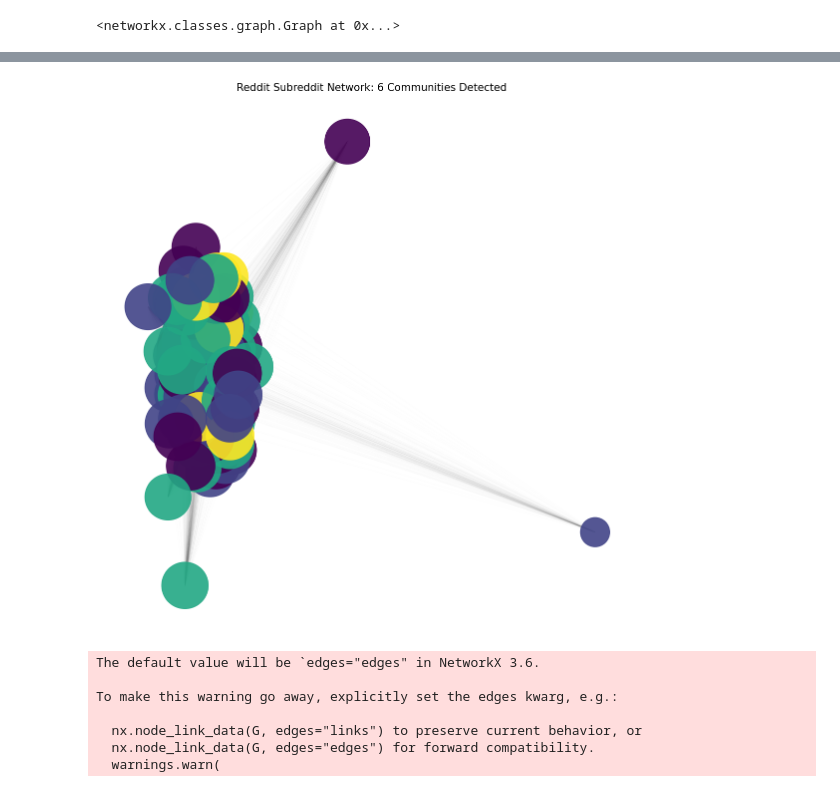
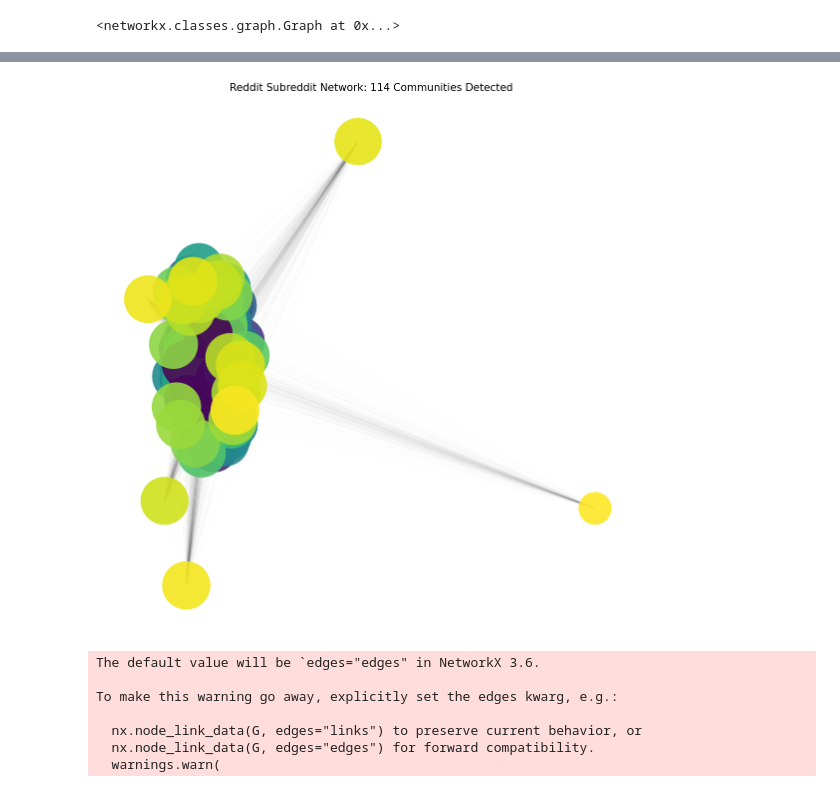
Before and after one commit to Donyl-Alcantara/Accesslab_MiniProject_Alcantara-Vocal, a Jupyter notebook: 04 Network Topology.ipynb, the cells around one changed output, grey strips where cells are left out. Drawn from its saved outputs; the diff is of its cells as text; code cells hidden in the pictures.

```diff
--- a/04 Network Topology.ipynb
+++ b/04 Network Topology.ipynb
@@ -777,6 +1691,17 @@ subreddit_list = subreddit_list["subreddit"].tolist()
 # map to assign names to nodes
 mapping = dict(enumerate(subreddit_list))
 reddit_network = nx.relabel_nodes(reddit_network, mapping)
+# %%
+# try
+# assign
+
+# import previously processed list
+subreddit_list = pd.read_csv('data/subreddits.csv')
+subreddit_list = subreddit_list["subreddit"].tolist()
+
+# map to assign names to nodes
+mapping = dict(enumerate(subreddit_list))
+reddit_network_pruned = nx.relabel_nodes(reddit_network_pruned, mapping)
 # %%
 # Inspect Edge Weights
 weights = [d['weight'] for _,_,d in reddit_network.edges(data=True)]
@@ -806,0 +1749,29 @@ plt.show()
+# %%
+import networkx as nx
+import matplotlib.pyplot as plt
+
+# 1. Create the graph
+G = nx.from_scipy_sparse_array(temp_matrix)
+
+# 2. Find the communities - Calling the function directly from nx.community
+# This bypasses the naming conflict
+clusters = nx.community.greedy_modularity_communities(G)
+
+# 3. Create a color map
+node_color_map = {}
+for i, group in enumerate(clusters):
+    for node in group:
+        node_color_map[node] = i
+
+# 4. Positions
+pos = nx.spring_layout(G, k=0.15, seed=42)
+
+# 5. Get colors
+colors = [node_color_map.get(node, 0) for node in G.nodes()]
+
+# 6. Draw
+plt.figure(figsize=(12, 12))
+nx.draw_networkx_nodes(G, pos, node_size=30, node_color=colors, cmap=plt.cm.tab20)
+nx.draw_networkx_edges(G, pos, alpha=0.6) # Keep alpha low or it will be a black smudge!
+plt.title("Reddit Communities by Color")
+plt.show()
@@ -891,7 +1862,7 @@ import matplotlib.cm as cm
 
 # 1. Detect Communities (using the Louvain method)
 # This returns a list of sets, where each set is a community
-communities = nx.community.louvain_communities(reddit_network, seed=42)
+communities = nx.community.louvain_communities(reddit_network_pruned, seed=42)
 
 # 2. Create a color map: {node: community_index}
 node_to_community = {}
@@ -904,34 +1875,34 @@ for i, community in enumerate(communities):
 cmap = cm.get_cmap('viridis', len(communities))
 node_colors = [node_to_community[node] for node in reddit_network.nodes()]
 
 # 4. Calculate Node Sizes based on Degree (Connections)
 # This makes 'hubs' bigger and more visible
 node_sizes = [d * 10 for _, d in reddit_network.degree()]
 
 # 5. Improved Visualization
 plt.figure(figsize=(14, 14))
 
 # Use a higher 'k' value in spring_layout to push nodes further apart
 pos = nx.spring_layout(reddit_network, k=0.15, seed=42)
 
 # Draw edges first with high transparency (alpha)
 nx.draw_networkx_edges(reddit_network, pos, alpha=0.05, edge_color="gray", width=0.3)
 
 # Draw nodes with community colors
 nodes = nx.draw_networkx_nodes(
     reddit_network,
     pos,
     node_size=node_sizes,
     node_color=node_colors,
     cmap=cmap,
     alpha=0.9
 )
 
 plt.title(f"Reddit Subreddit Network: {len(communities)} Communities Detected", fontsize=15)
 plt.axis('off')
 plt.show()
 # %% [output]
-[figure, old version]
+[figure, new version]
 # %%
 import json
 from networkx.readwrite import json_graph
```
Also changed, not shown: parts of 48 cells of this notebook.
